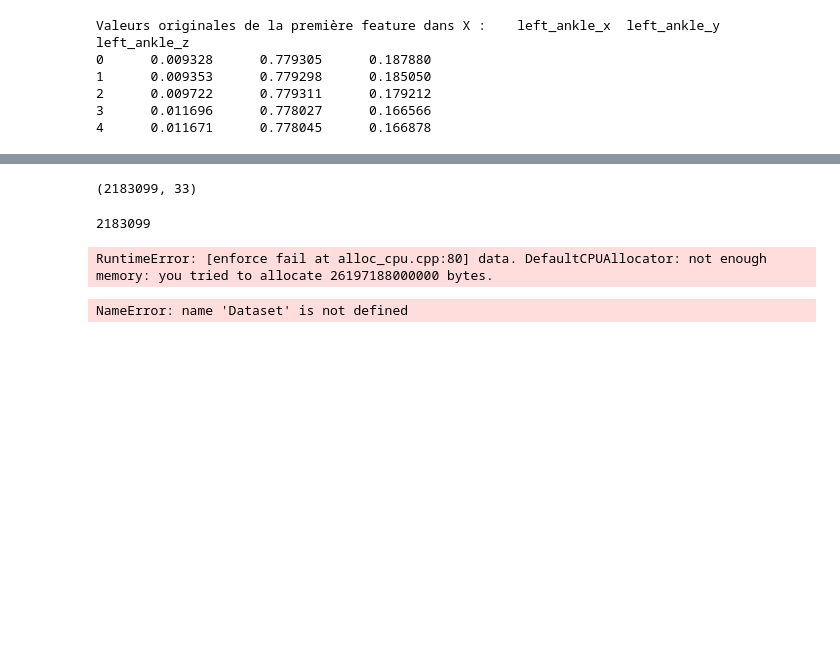
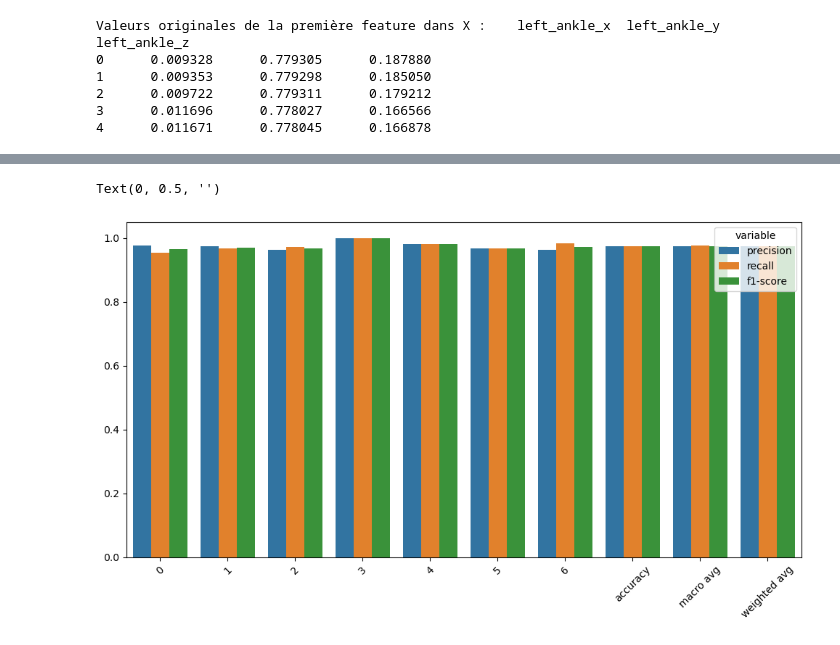
Before and after one commit to loufourneaux/project2, a Jupyter notebook: project 2.ipynb, the cells around one changed output, grey strips where cells are left out. Saved outputs shown, nothing was run; the diff lists cells and outputs as text; code cells hidden in the pictures; blank space fills up the shorter version.

```diff
--- a/project 2.ipynb
+++ b/project 2.ipynb
@@ -478,3 +565,21 @@ for epoch in range(num_epochs):
+# %%
+# Melt le DataFrame pour la visualisation
+report = classification_report(y_true, y_pred, output_dict=True)
+df_report = pd.DataFrame(report).transpose()
+
+# Supprimer la ligne de support pour une meilleure visualisation
+df_report = df_report.drop('support', axis=1)
+df_melt = df_report.reset_index().melt(id_vars='index')
+
+# Créer un barplot
+plt.figure(figsize=(12, 6))
+sns.barplot(x='index', y='value', hue='variable', data=df_melt)
+plt.xticks(rotation=45)
+plt.xlabel('')
+plt.ylabel('')
+# %% [output]
+Text(0, 0.5, '')
+[figure, added]
 # %%
 def map_to_grid(x, y, z, grid_size, min_vals, max_vals):
     x_norm = (x - min_vals[0]) / (max_vals[0] - min_vals[0])
@@ -487,17 +592,3 @@ def map_to_grid(x, y, z, grid_size, min_vals, max_vals):
 
 
     return x_idx, y_idx, z_idx
-# %%
-print(x_idx.shape)
-# %% [output]
-(2183099, 33)
-# %%
-depth, height, width = 100, 100, 100
-
-num_features = 3
-num_inputs = X.shape[0]
-print(num_inputs)
-grid_tensor = torch.zeros((num_inputs, depth, height, width, num_features), dtype = torch.float32)
-# %% [output]
-2183099
-RuntimeError: [enforce fail at alloc_cpu.cpp:80] data. DefaultCPUAllocator: not enough memory: you tried to allocate 26197188000000 bytes.
@@ -518,19 +594,0 @@ for i in range(2183099):  # Pour chaque enregistrement
-# %%
-class CustomDataset(Dataset):
-    def __init__(self, grid_tensor, labels):
-        self.grid_tensor = grid_tensor
-        self.labels = labels
-
-    def __len__(self):
-        return len(self.grid_tensor)
-
-    def __getitem__(self, idx):
-        return self.grid_tensor[idx], self.labels[idx]
-
-# Créer une instance du dataset
-dataset = CustomDataset(grid_tensor, labels)
-
-# Créer un DataLoader
-data_loader = DataLoader(dataset, batch_size=32, shuffle=True)
-# %% [output]
-NameError: name 'Dataset' is not defined
```
Also changed, not shown: parts of 28 cells of this notebook.
